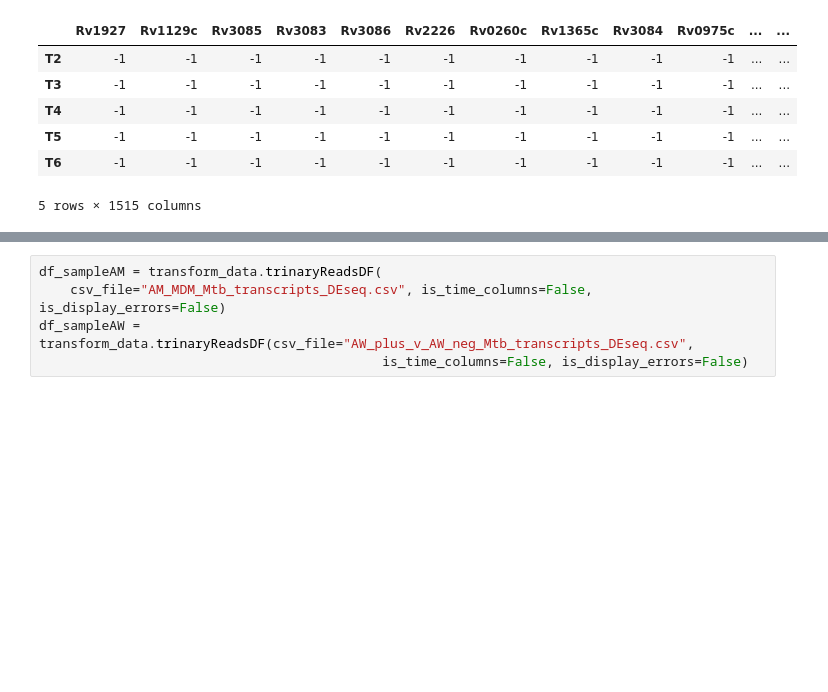
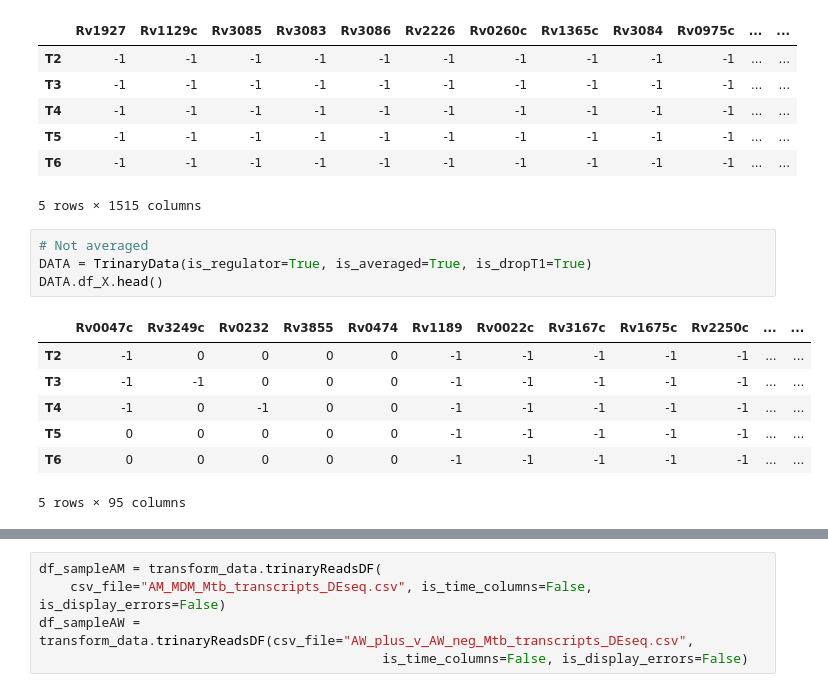
Before and after one commit to uwescience/xstate, a Jupyter notebook: notebooks/Classification of Lab Samples.ipynb, the cells around one changed output, grey strips where cells are left out. Cells and saved outputs as stored; diff of their text form; blank space fills up the shorter version.

```diff
--- a/notebooks/Classification of Lab Samples.ipynb
+++ b/notebooks/Classification of Lab Samples.ipynb
@@ -39,3 +39,15 @@ DATA.df_X.head()
 | T5 | -1 | -1 | -1 | -1 | -1 | -1 | -1 | -1 | -1 | -1 | ... | ... |
 | T6 | -1 | -1 | -1 | -1 | -1 | -1 | -1 | -1 | -1 | -1 | ... | ... |
 5 rows × 1515 columns
+# %%
+# Not averaged
+DATA = TrinaryData(is_regulator=True, is_averaged=True, is_dropT1=True)
+DATA.df_X.head()
+# %% [output]
+|  | Rv0047c | Rv3249c | Rv0232 | Rv3855 | Rv0474 | Rv1189 | Rv0022c | Rv3167c | Rv1675c | Rv2250c | ... | ... |
+| T2 | -1 | 0 | 0 | 0 | 0 | -1 | -1 | -1 | -1 | -1 | ... | ... |
+| T3 | -1 | -1 | 0 | 0 | 0 | -1 | -1 | -1 | -1 | -1 | ... | ... |
+| T4 | -1 | 0 | -1 | 0 | 0 | -1 | -1 | -1 | -1 | -1 | ... | ... |
+| T5 | 0 | 0 | 0 | 0 | 0 | -1 | -1 | -1 | -1 | -1 | ... | ... |
+| T6 | 0 | 0 | 0 | 0 | 0 | -1 | -1 | -1 | -1 | -1 | ... | ... |
+5 rows × 95 columns
```
Also changed, not shown: parts of 5 cells of this notebook, 2 other files.
